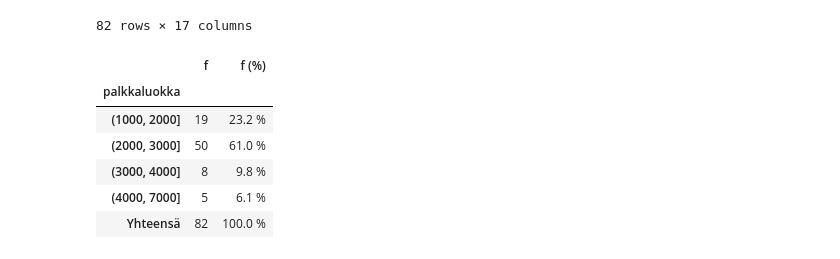
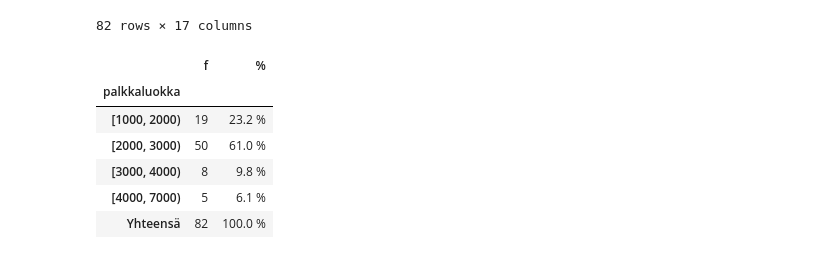
Before and after one commit to taanila/kuvaileva, a Jupyter notebook: luokiteltu_jakauma.ipynb, the cells around one changed output. Saved outputs shown, nothing was run; the diff lists cells and outputs as text; code cells hidden in the pictures.

```diff
--- a/luokiteltu_jakauma.ipynb
+++ b/luokiteltu_jakauma.ipynb
@@ -19,3 +10,16 @@ plt.style.use('seaborn-white')
+# %%
+import pandas as pd
+
+# Grafiikkakirjastojen tuonti
+import matplotlib.pyplot as plt
+import seaborn as sns
+
+# Tyylimääritys grafiikalle
+plt.style.use('seaborn-whitegrid')
+
+# Sanakirja taulukoiden muotoiluun
+# f-sarakkeeseen 0 desimaalia, %-sarakkeeseen 1 desimaali
+format = {'f':'{:.0f}', '%':'{:.1f} %'}
 # %%
 df = pd.read_excel('https://taanila.fi/data1.xlsx')
 df
@@ -38,7 +46,7 @@ df
 rajat = [1000, 2000, 3000, 4000, 7000]
 
 # Lisään dataan palkkaluokka-sarakkeen
-df['palkkaluokka'] = pd.cut(df['palkka'], rajat)
+df['palkkaluokka'] = pd.cut(df['palkka'], rajat, right=False)
 
 # Datassa on nyt viimeisimpänä muuttujana palkkaluokka
 df
@@ -59,29 +67,29 @@ df
 # %%
 # Palkkaluokkiin kuuluvien frekvenssit
 df1 = pd.crosstab(df['palkkaluokka'], 'f')
 
 # Häiritsevän otsikon poistaminen
 df1.columns.name = ''
 
 # Prosentit
 n = df1['f'].sum()
-df1['f (%)'] = df1 / n * 100
+df1['%'] = df1['f']/n*100
 
 # Yhteensä-rivin lisäämiseksi indeksin luokkaväliarvot on ensin muuutettava merkkijonoiksi,
 # koska dataframen sarake saa sisältää vain yhden tyyppistä tietoa!
 # Nykyisissä kirjastoversioissa ei enää tarpeellinen
 #df1.index = df1.index.astype(str)
 
 # Yhteensä-rivi
 df1.loc['Yhteensä'] = df1.sum()
 
 # Taulukon näyttäminen siten että frekvensseissä ei desimaaleja, mutta prosenteissa yksi desimaali
-df1.style.format({'f':'{:.0f}', 'f (%)':'{:.1f} %'})
+df1.style.format(format)
 # %% [output]
-|  | f | f (%) |
+|  | f | % |
 | palkkaluokka |  |  |
-| (1000, 2000] | 19 | 23.2 % |
-| (2000, 3000] | 50 | 61.0 % |
-| (3000, 4000] | 8 | 9.8 % |
-| (4000, 7000] | 5 | 6.1 % |
+| [1000, 2000) | 19 | 23.2 % |
+| [2000, 3000) | 50 | 61.0 % |
+| [3000, 4000) | 8 | 9.8 % |
+| [4000, 7000) | 5 | 6.1 % |
 | Yhteensä | 82 | 100.0 % |
```
Also changed, not shown: parts of 9 cells of this notebook.
